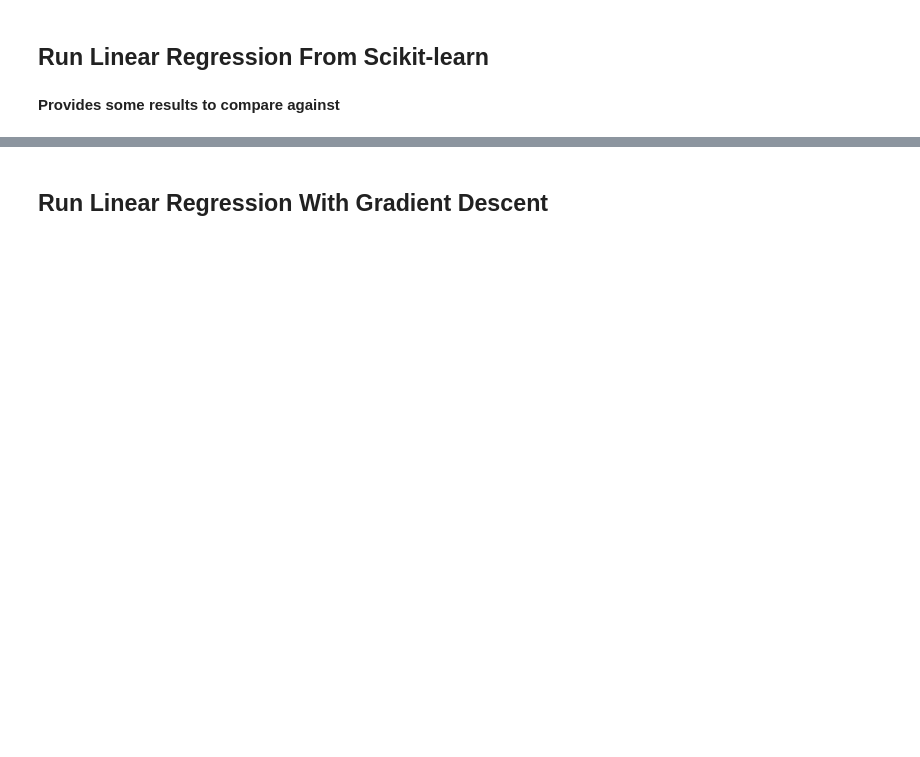
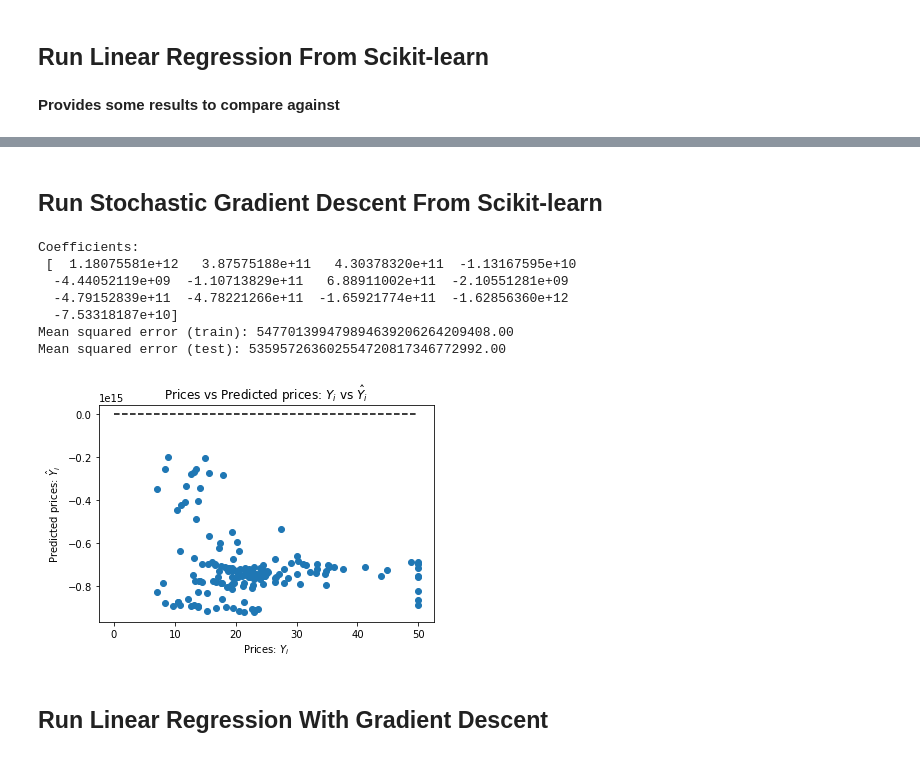
Before and after one commit to spiritedtechie/boston-house-prices-prediction, a Jupyter notebook: Boston House Prices - Linear Regression.ipynb, the cells around one changed output, grey strips where cells are left out. Saved outputs shown, nothing was run; the diff lists cells and outputs as text; code cells hidden in the pictures; blank space fills up the shorter version.

```diff
--- a/Boston House Prices - Linear Regression.ipynb
+++ b/Boston House Prices - Linear Regression.ipynb
@@ -270,3 +267,24 @@ Mean squared error (test): 37.14
+# %% [markdown]
+## Run Stochastic Gradient Descent From Scikit-learn
+# %%
+regr = linear_model.SGDRegressor()
+regr.fit(X_train, y_train)
+y_pred = regr.predict(X_test)
+
+print('Coefficients: \n', regr.coef_)
+print("Mean squared error (train): %.2f" % metrics.mean_squared_error(y_train, regr.predict(X_train)))
+print("Mean squared error (test): %.2f" % metrics.mean_squared_error(y_test, y_pred))
+
+plot_actual_over_predicted(y_test, y_pred)
+# %% [output]
+Coefficients:
+ [  1.18075581e+12   3.87575188e+11   4.30378320e+11  -1.13167595e+10
+  -4.44052119e+09  -1.10713829e+11   6.88911002e+11  -2.10551281e+09
+  -4.79152839e+11  -4.78221266e+11  -1.65921774e+11  -1.62856360e+12
+  -7.53318187e+10]
+Mean squared error (train): 547701399479894639206264209408.00
+Mean squared error (test): 535957263602554720817346772992.00
+[figure, added]
 # %% [markdown]
 ## Run Linear Regression With Gradient Descent
 # %%
```
Also changed, not shown: parts of 16 cells of this notebook.
